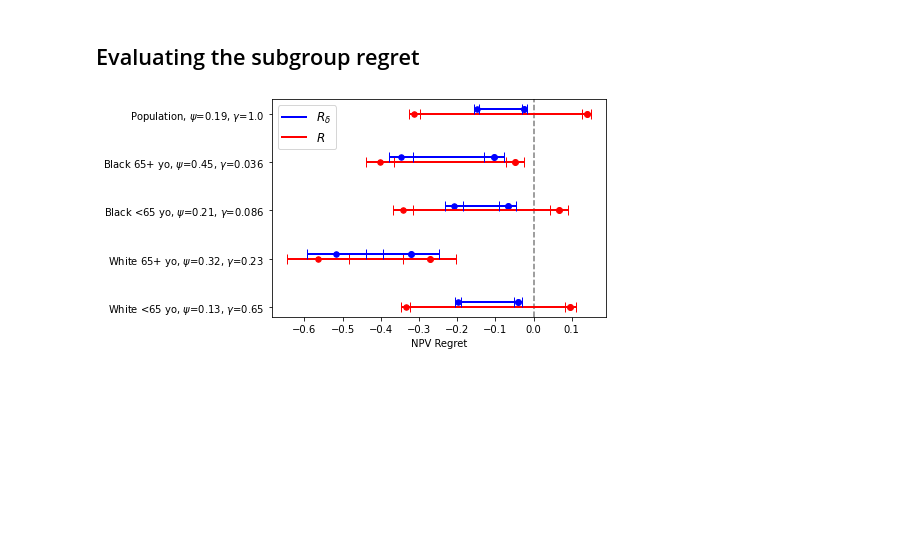
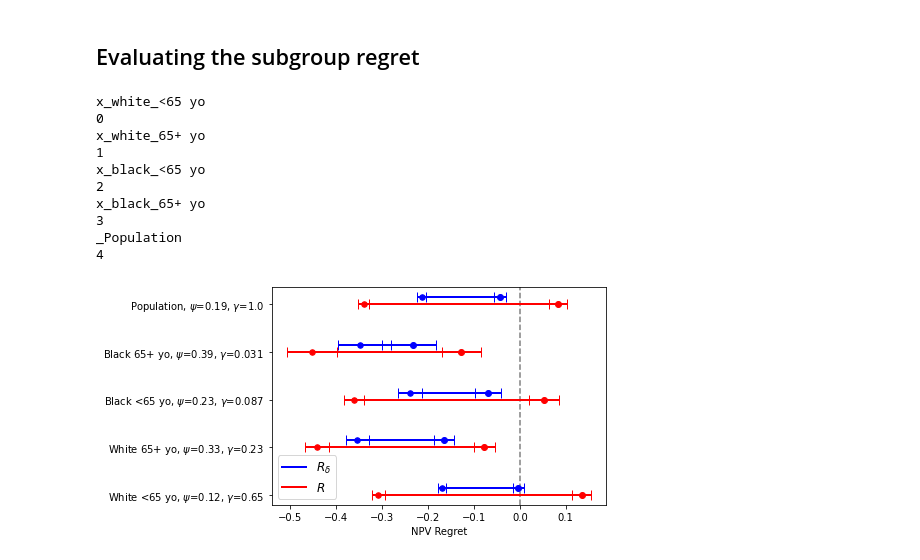
Before and after one commit to lguerdan/policy_comparison_under_confounding, a Jupyter notebook: realworld_exp.ipynb, the cells around one changed output. Cells and saved outputs as stored; diff of their text form; code cells hidden in the pictures; blank space fills up the shorter version.

```diff
--- a/realworld_exp.ipynb
+++ b/realworld_exp.ipynb
@@ -88,7 +47,7 @@ posx and posy should be finite values
 # %% [markdown]
 ## Utility ratio curve
 # %%
-data = get_screening_dgp(fname='data/obermeyer.csv', n_screen_out=2000)
+data = realdata.get_screening_dgp(fname='data/obermeyer.csv', n_screen_out=2000)
 
 nD =  data['XU'].shape[1]
 dgp = {
@@ -101,7 +60,8 @@ dgp = {
     'z_coeffs':  4*np.random.rand(nD) - 2,
     'mu1_coeffs': 4*np.random.rand(nD) - 1,
     'mu0_coeffs': 4*np.random.rand(nD) - 2,
-    'lambda': 1.7
+    'lambda': 1.7,
+    'model': 'LR'
 }
 dgp = set_dgp_config(dgp, 'MSM')
 crdf = experiments.cost_ratio_sweep_exp(dgp, data, lam=1.7)
@@ -171,7 +138,7 @@ for s in range(n_sims):
             bdf = bounds.get_bounds(gdata, Vpf_down, Vpf_up, u, verbose=False)
             bdf['g'] = g
             bdf['s'] = s
-            bdf['selection_rate'] = gdata['D'].mean()
+            bdf['selection_rate'] = (gdata['D'] == 1).mean()
             bdf['size'] = gdata['XU'].shape[0] / in_data['XU'].shape[0]
             bound_lists.append(bdf)
 
@@ -179,24 +146,27 @@ group_bounds = pd.concat(bound_lists).groupby(['g', 's', 'metric']).mean().reset
 # %%
 metric = 'm_a=0'
 
-mdf = group_bounds[group_bounds['metric'] == metric].reset_index(drop=True)
+mdf = group_bounds[group_bounds['metric'] == metric].reset_index(drop=True)[::-1]
 groups = mdf['g'].to_list()
 
 plt.axvline(0, color='grey', zorder=1, linestyle='--')
-gdfm = mdf.groupby(['g']).mean().reset_index()[::-1]
+gdfm = mdf.groupby(['g']).mean()[::-1].reset_index()
 
 for ix, row in gdfm.iterrows():
+    print(row['g'])
+    print(ix)
+
 
     gdf = mdf[mdf['g'] == row['g']]
 
     plt.plot([row['Rs_down'], row['Rs_up']], [ix, ix], color='r', label="Rs", linewidth=2)
-    plt.plot([row['Rd_down'], row['Rd_up']], [ix+.1, ix+.1], color='b', label="Rd", linewidth=2)
+    plt.plot([row['Rd_down'], row['Rd_up']], [ix+.15, ix+.15], color='b', label="Rd", linewidth=2)
 
     plt.scatter(row['Rs_down'], ix,  color='r', s=30)
     plt.scatter(row['Rs_up'], ix, color='r', label="R")
 
-    plt.scatter(row['Rd_down'], ix+.1,  color='b', s=30)
-    plt.scatter(row['Rd_up'], ix+.1, color='b', label="R")
+    plt.scatter(row['Rd_down'], ix+.15,  color='b', s=30)
+    plt.scatter(row['Rd_up'], ix+.15, color='b', label="R")
 
     sd = gdf['Rs_down'].tolist()
     ci_d = sms.DescrStatsW(sd).tconfint_mean()
@@ -209,34 +179,44 @@ for ix, row in gdfm.iterrows():
     l_d = abs(ci_d[1]-ci_d[0])
     plt.errorbar(row['Rs_up'], ix, xerr=l_d, color='r', fmt='none', capsize=5, linewidth=2, elinewidth=2)
 
 
     sd = gdf['Rd_down'].tolist()
     ci_d = sms.DescrStatsW(sd).tconfint_mean()
     l_d = abs(ci_d[1]-ci_d[0])
-    plt.errorbar(row['Rd_down'], ix+.1, xerr=l_d, color='b', fmt='none', capsize=5, linewidth=2, elinewidth=2)
+    plt.errorbar(row['Rd_down'], ix+.15, xerr=l_d, color='b', fmt='none', capsize=5, linewidth=2, elinewidth=2)
 
 
     sd = gdf['Rd_up'].tolist()
     ci_d = sms.DescrStatsW(sd).tconfint_mean()
     l_d = abs(ci_d[1]-ci_d[0])
-    plt.errorbar(row['Rd_up'], ix+.1, xerr=l_d, color='b', fmt='none', capsize=5, linewidth=2, elinewidth=2)
+    plt.errorbar(row['Rd_up'], ix+.15, xerr=l_d, color='b', fmt='none', capsize=5, linewidth=2, elinewidth=2)
 
 
 
 
 keys = [i for i in range(gdfm.shape[0])]
 vals = realdata.get_group_descs(gdfm)
 plt.yticks(keys, vals)
 
 plt.xlabel(f'{utils.metric_dict[metric]} Regret')
 
 # Create a custom legend
 custom_legend = [
     plt.Line2D([0], [0], color='b', lw=2, label='$R_{\delta}$', linestyle='-'),
     plt.Line2D([0], [0], color='r', lw=2, label='$R$', linestyle='-'),
 ]
 
-lgd = plt.legend(handles=custom_legend,  fontsize=12, loc='upper left')
+lgd = plt.legend(handles=custom_legend,  fontsize=12, loc='lower left')
 plt.savefig('figs/subgroup_regret.pdf', dpi=500, bbox_inches='tight')
 # %% [output]
+x_white_<65 yo
+0
+x_white_65+ yo
+1
+x_black_<65 yo
+2
+x_black_65+ yo
+3
+_Population
+4
-[figure, old version]
+[figure, new version]
```
Also changed, not shown: parts of 4 cells of this notebook, 6 other files.
